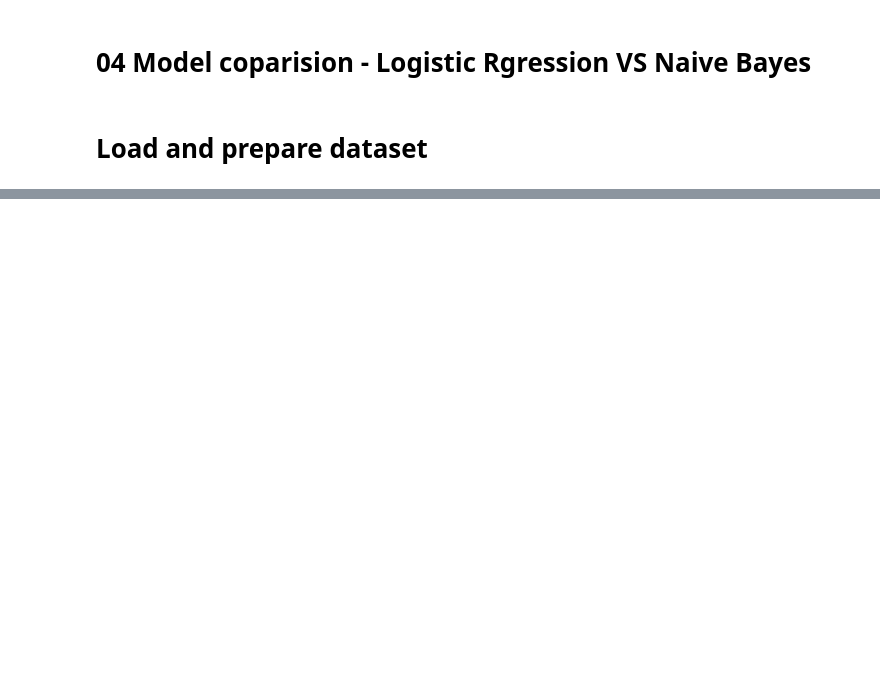
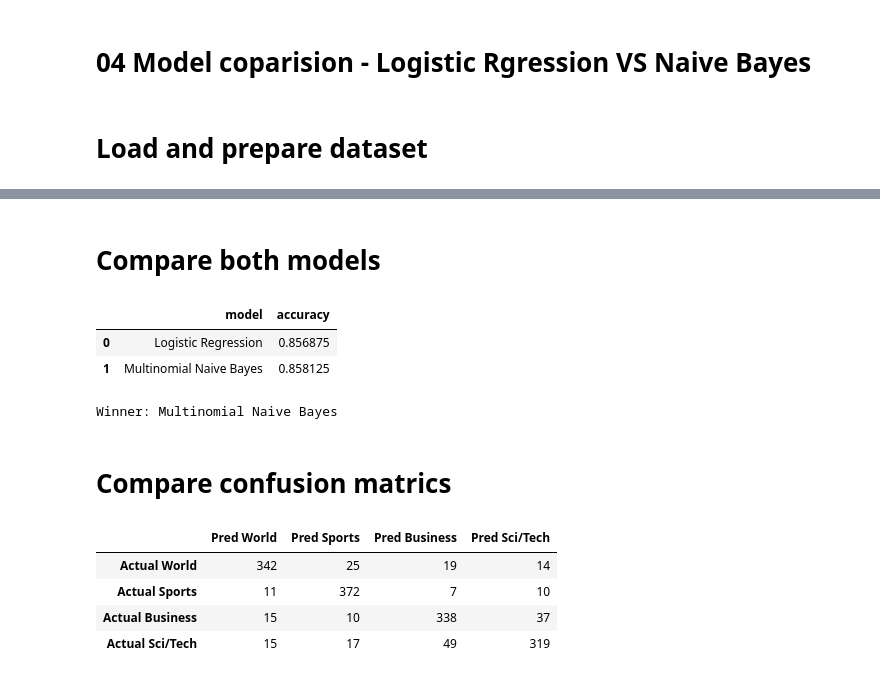
Before and after one commit to RupeshBash/news-intelligence-api, a Jupyter notebook: notebooks/04_model_comparison.ipynb, the cells around one changed output, grey strips where cells are left out. Cells and saved outputs as stored; diff of their text form; code cells hidden in the pictures; blank space fills up the shorter version.

Commit message:
compare baseline classifiers

```diff
--- a/notebooks/04_model_comparison.ipynb
+++ b/notebooks/04_model_comparison.ipynb
@@ -55,0 +81,6 @@ df["text"] = df["text"].str.strip()
+# %%
+# X = input text
+X = balanced_df["text"]
+
+# y = correct class label
+y = balanced_df["class_index"]
@@ -55,0 +112,16 @@ df["text"] = df["text"].str.strip()
+# %%
+# Convert text into numeric TF-IDF features
+vectorizer = TfidfVectorizer(
+    max_features=1000,
+    lowercase=True,
+    stop_words=None
+)
+
+# Learn vocabulary from training text
+X_train_tfidf = vectorizer.fit_transform(X_train)
+
+# Transform text text using the same vocabulary
+X_test_tfidf = vectorizer.transform(X_test)
+
+print("Train TF-IDF shape:", X_train_tfidf.shape)
+print("Test TF-IDF shape:", X_test_tfidf.shape)
@@ -55,0 +133,6 @@ df["text"] = df["text"].str.strip()
+# %%
+#Train Logistic Regression baseline model
+logistic_model = LogisticRegression(max_iter=1000)
+
+# Train model
+logistic_model.fit(X_train_tfidf, y_train)
@@ -55,0 +141,4 @@ df["text"] = df["text"].str.strip()
+# %%
+# Predict
+# Predict test labels
+logistic_predictions = logistic_model.predict(X_test_tfidf)
@@ -55,0 +210,44 @@ df["text"] = df["text"].str.strip()
+# %% [markdown]
+# Compare both models
+# %%
+# comparision table
+comparision_df = pd.DataFrame({
+    "model": ["Logistic Regression", "Multinomial Naive Bayes"],
+    "accuracy": [logistic_accuracy, nb_accuracy]
+})
+
+comparision_df
+# %% [output]
+|  | model | accuracy |
+| 0 | Logistic Regression | 0.856875 |
+| 1 | Multinomial Naive Bayes | 0.858125 |
+# %%
+# winner logic
+if logistic_accuracy > nb_accuracy:
+    print("Winner: Logistic Regression")
+elif nb_accuracy > logistic_accuracy:
+    print("Winner: Multinomial Naive Bayes")
+else:
+    print("Result: Tie")
+# %% [output]
+Winner: Multinomial Naive Bayes
+# %% [markdown]
+# Compare confusion matrics
+# %%
+# LR confusion matrix
+
+logistic_cm = confusion_matrix(y_test, logistic_predictions)
+
+logistic_cm_df = pd.DataFrame(
+    logistic_cm,
+    index=["Actual World", "Actual Sports", "Actual Business", "Actual Sci/Tech"],
+    columns=["Pred World", "Pred Sports", "Pred Business", "Pred Sci/Tech"]
+)
+
+logistic_cm_df
+# %% [output]
+|  | Pred World | Pred Sports | Pred Business | Pred Sci/Tech |
+| Actual World | 342 | 25 | 19 | 14 |
+| Actual Sports | 11 | 372 | 7 | 10 |
+| Actual Business | 15 | 10 | 338 | 37 |
+| Actual Sci/Tech | 15 | 17 | 49 | 319 |
```
Also changed, not shown: parts of 18 cells of this notebook, 1 other file.
